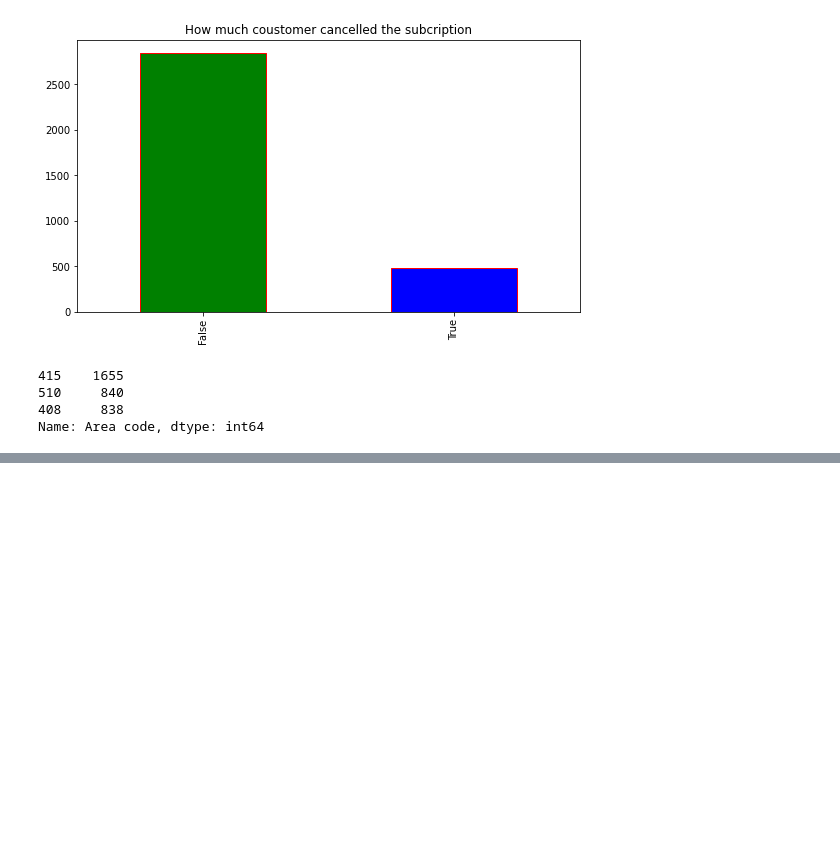
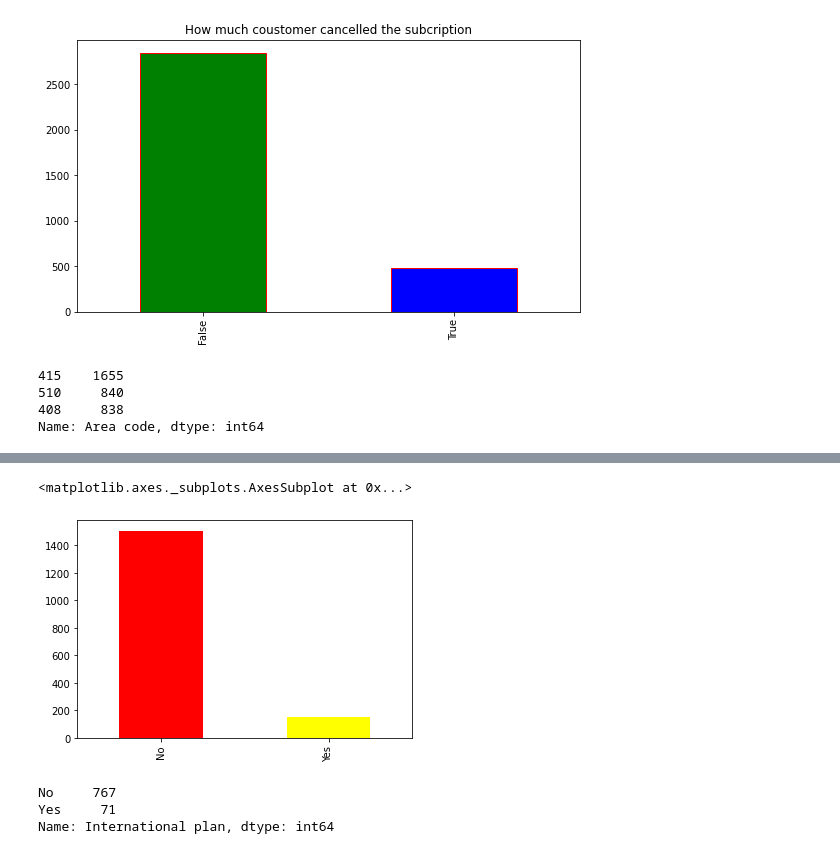
Before and after one commit to vasu122002/Telecom_Churn_Analysis, a Jupyter notebook: Telecom_Churn_Analysis_Capstone_Project.ipynb, the cells around one changed output, grey strips where cells are left out. Drawn from its saved outputs; the diff is of its cells as text; code cells hidden in the pictures; blank space fills up the shorter version.

```diff
--- a/Telecom_Churn_Analysis_Capstone_Project.ipynb
+++ b/Telecom_Churn_Analysis_Capstone_Project.ipynb
@@ -87,0 +100,13 @@ plt.show()
+# %%
+n_data.value_counts().plot(kind  = 'bar'  , color  = ('red' , 'yellow'))
+# %% [output]
+<matplotlib.axes._subplots.AxesSubplot at 0x...>
+[figure, added]
+# %%
+n_data  =data[data['Area code'] == 408]
+n_data = n_data['International plan']
+n_data.value_counts()
+# %% [output]
+No     767
+Yes     71
+Name: International plan, dtype: int64
```
Also changed, not shown: parts of 9 cells of this notebook.
